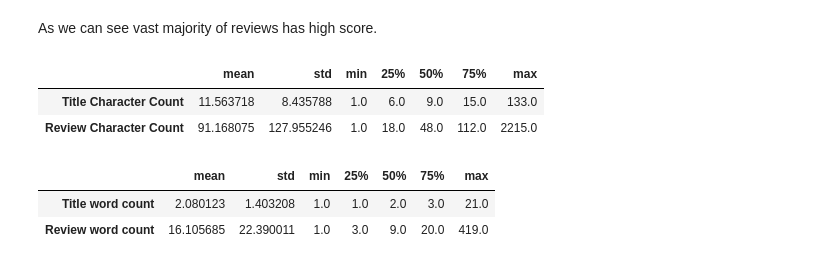
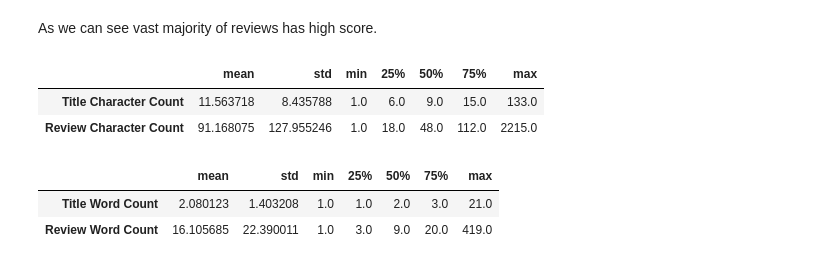
Before and after one commit to stevanmatovic/serbian-sentiment-analysis, a Jupyter notebook: donesi.ipynb, the cells around one changed output. Cells and saved outputs as stored; diff of their text form; code cells hidden in the pictures.

```diff
--- a/donesi.ipynb
+++ b/donesi.ipynb
@@ -61,14 +62,15 @@ data[['Title Character Count','Review Character Count']].describe().transpose().
 tokenizer = RegexpTokenizer(r'\w+')
 data['Tokenized Title'] = data['Title'].str.lower().str.strip().str.split('[\W_]+')
 data['Tokenized Review'] = data['Content'].str.lower().str.strip().str.split('[\W_]+')
+
 data.dropna(subset=['Tokenized Title','Tokenized Review'],inplace=True)
-for i,row in data.iterrows():
-    data.loc[i,'Title word count'] = len(row['Tokenized Title'])
-    data.loc[i,'Review word count'] = len(row['Tokenized Review'])
+
+data['Title Word Count'] = data['Tokenized Title'].apply(len)
+data['Review Word Count'] = data['Tokenized Review'].apply(len)
 # %%
-data[['Title word count','Review word count']].describe().transpose().drop('count',axis=1)
+data[['Title Word Count','Review Word Count']].describe().transpose().drop('count',axis=1)
 # %% [output]
 |  | mean | std | min | 25% | 50% | 75% | max |
-| Title word count | 2.080123 | 1.403208 | 1.0 | 1.0 | 2.0 | 3.0 | 21.0 |
-| Review word count | 16.105685 | 22.390011 | 1.0 | 3.0 | 9.0 | 20.0 | 419.0 |
+| Title Word Count | 2.080123 | 1.403208 | 1.0 | 1.0 | 2.0 | 3.0 | 21.0 |
+| Review Word Count | 16.105685 | 22.390011 | 1.0 | 3.0 | 9.0 | 20.0 | 419.0 |
 # %%
```
Also changed, not shown: parts of 11 cells of this notebook, 2 other files.
